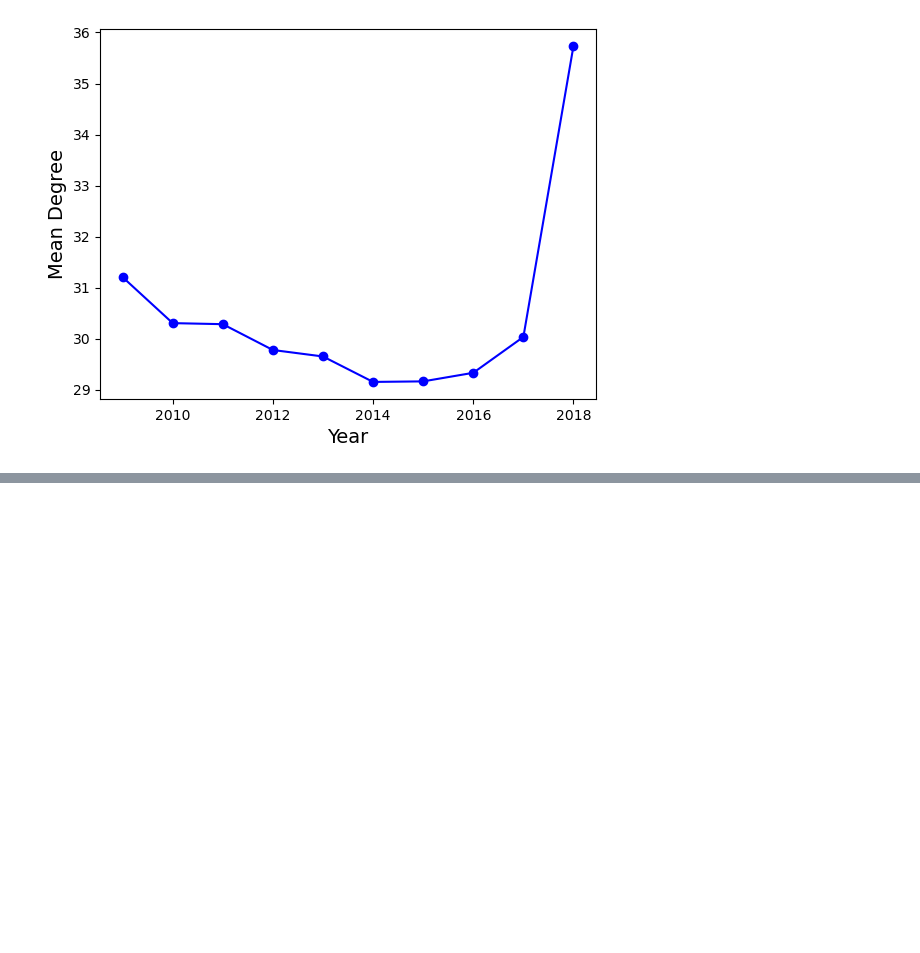
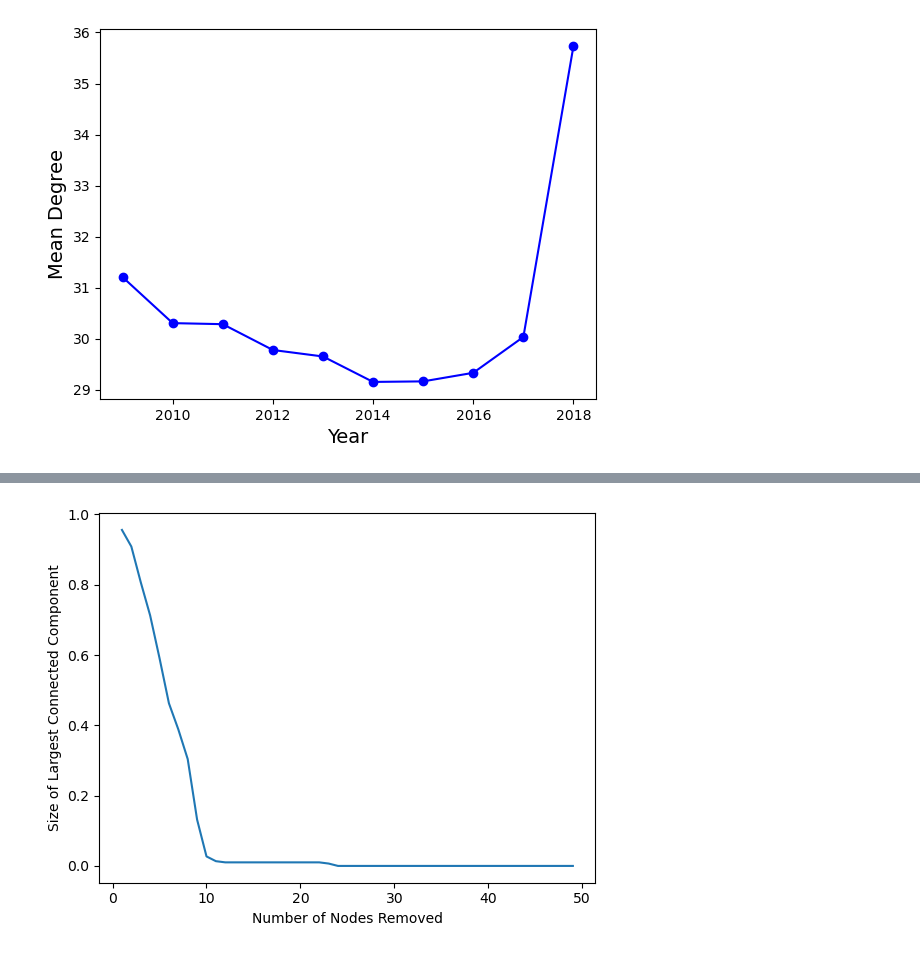
Before and after one commit to cheungbrenden/math168project, a Jupyter notebook: brenden_graphs.ipynb, the cells around one changed output, grey strips where cells are left out. Drawn from its saved outputs; the diff is of its cells as text; code cells hidden in the pictures; blank space fills up the shorter version.

Commit message:
added targeted attack graph

```diff
--- a/brenden_graphs.ipynb
+++ b/brenden_graphs.ipynb
@@ -16,7 +16,7 @@ for i in years:
 # %%
 # make graphs undirected and add up edges
 
-graphs = [to_undirected_graph(i) for i in graphs]
+# graphs = [to_undirected_graph(i) for i in graphs]
 # %%
 num_nodes = []
 num_edges = []
@@ -196,0 +194,27 @@ plt.savefig(f"./images/betweenness_centrality_unweighted.jpg", format="jpg", bbo
+# %%
+import networkx as nx
+from networkx.algorithms import betweenness_centrality, connected_components
+import matplotlib.pyplot as plt
+
+def plot_largest_connected_components(G):
+
+    largest_components = []
+    for x in range(1, 50):
+        betweenness = nx.betweenness_centrality(G_copy)
+        nodes_sorted_by_betweenness = sorted(betweenness, key=betweenness.get, reverse=True)
+        nodes_to_remove = nodes_sorted_by_betweenness[:x]
+        G_copy.remove_nodes_from(nodes_to_remove)
+        connected_components = list(nx.connected_components(G_copy))
+        if connected_components:
+            largest_component = max(connected_components, key=len)
+            largest_components.append(len(largest_component)/G.number_of_nodes())
+        else:
+            largest_components.append(0)
+    plt.plot(range(1, 50), largest_components)
+    plt.xlabel("Number of Nodes Removed")
+    plt.ylabel("Size of Largest Connected Component")
+    plt.show()
+# %%
+plot_largest_connected_components(to_undirected_graph(graphs[0]))
+# %% [output]
+[figure, added]
```
Also changed, not shown: parts of 26 cells of this notebook.
